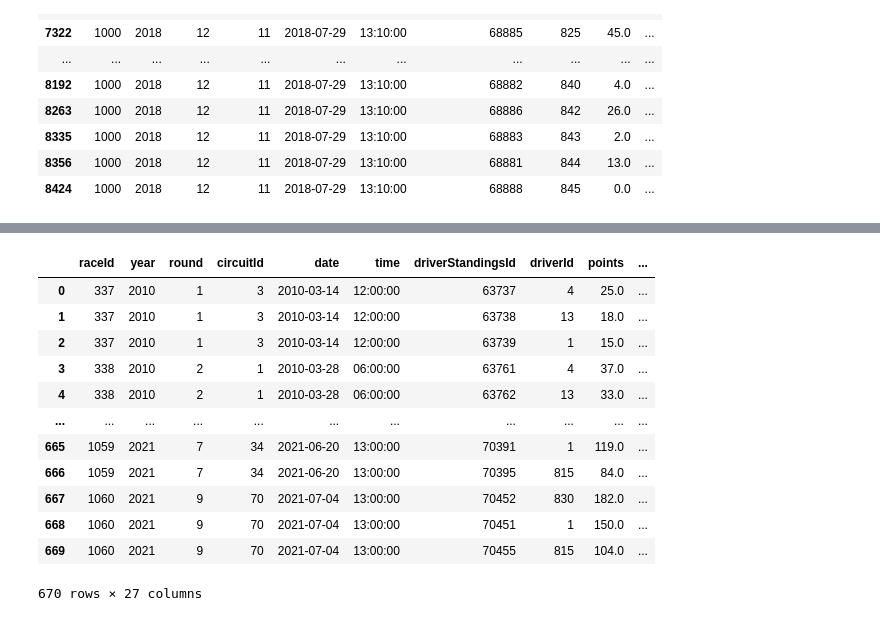
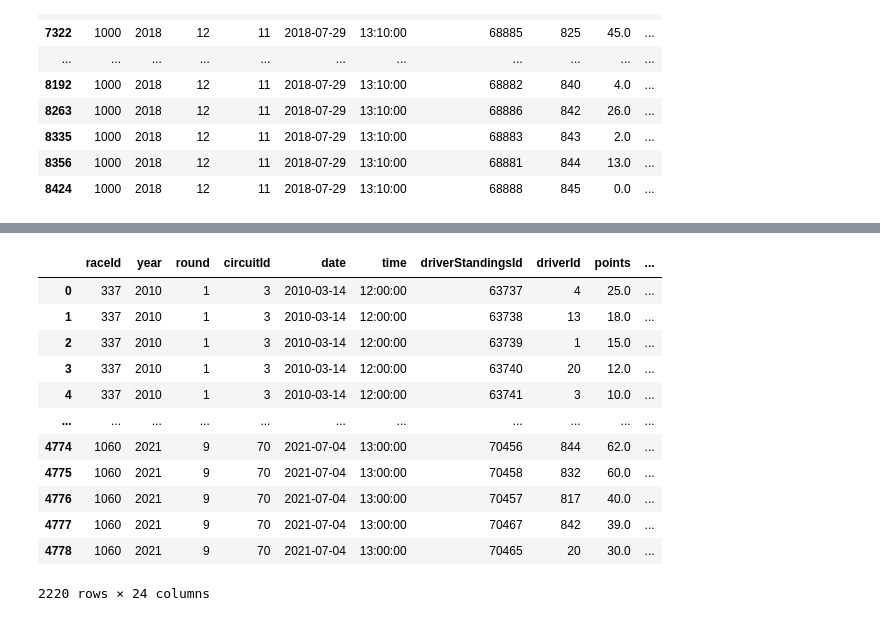
Before and after one commit to rajv98/CarsNData, a Jupyter notebook: Formula 1 Models.ipynb, the cells around one changed output, grey strips where cells are left out. Saved outputs shown, nothing was run; the diff lists cells and outputs as text; code cells hidden in the pictures.

```diff
--- a/Formula 1 Models.ipynb
+++ b/Formula 1 Models.ipynb
@@ -122,23 +88,25 @@ results.loc[results.raceId==1000]
 # %%
-#only show top 3 (podium) of each race since 2010
+#only show top 10 (podium) of each race since 2010
 #add in fastestLapTime, fastestLapSpeed, statusId of each driver in each race
-races_standings = races_standings.loc[races_standings.position<=3]
 races_standings = races_standings.sort_values(by=['raceId','position'])
 races_standings = races_standings.loc[races_standings.year>=2010]
 races_standings = races_standings.merge(results[['raceId','driverId','fastestLapTime','fastestLapSpeed','statusId']],on=['raceId','driverId'])
 races_standings = races_standings.drop(columns=['code','number_y','dob'])
-races_standings
+races_standings_top10 = races_standings.loc[races_standings.position<=10]
+
+#races_standings.loc[races_standings.raceId==1000]
+races_standings_top10
 # %% [output]
 |  | raceId | year | round | circuitId | date | time | driverStandingsId | driverId | points | ... |
 | 0 | 337 | 2010 | 1 | 3 | 2010-03-14 | 12:00:00 | 63737 | 4 | 25.0 | ... |
 | 1 | 337 | 2010 | 1 | 3 | 2010-03-14 | 12:00:00 | 63738 | 13 | 18.0 | ... |
 | 2 | 337 | 2010 | 1 | 3 | 2010-03-14 | 12:00:00 | 63739 | 1 | 15.0 | ... |
-| 3 | 338 | 2010 | 2 | 1 | 2010-03-28 | 06:00:00 | 63761 | 4 | 37.0 | ... |
-| 4 | 338 | 2010 | 2 | 1 | 2010-03-28 | 06:00:00 | 63762 | 13 | 33.0 | ... |
+| 3 | 337 | 2010 | 1 | 3 | 2010-03-14 | 12:00:00 | 63740 | 20 | 12.0 | ... |
+| 4 | 337 | 2010 | 1 | 3 | 2010-03-14 | 12:00:00 | 63741 | 3 | 10.0 | ... |
 | ... | ... | ... | ... | ... | ... | ... | ... | ... | ... | ... |
-| 665 | 1059 | 2021 | 7 | 34 | 2021-06-20 | 13:00:00 | 70391 | 1 | 119.0 | ... |
-| 666 | 1059 | 2021 | 7 | 34 | 2021-06-20 | 13:00:00 | 70395 | 815 | 84.0 | ... |
-| 667 | 1060 | 2021 | 9 | 70 | 2021-07-04 | 13:00:00 | 70452 | 830 | 182.0 | ... |
-| 668 | 1060 | 2021 | 9 | 70 | 2021-07-04 | 13:00:00 | 70451 | 1 | 150.0 | ... |
-| 669 | 1060 | 2021 | 9 | 70 | 2021-07-04 | 13:00:00 | 70455 | 815 | 104.0 | ... |
+| 4774 | 1060 | 2021 | 9 | 70 | 2021-07-04 | 13:00:00 | 70456 | 844 | 62.0 | ... |
+| 4775 | 1060 | 2021 | 9 | 70 | 2021-07-04 | 13:00:00 | 70458 | 832 | 60.0 | ... |
+| 4776 | 1060 | 2021 | 9 | 70 | 2021-07-04 | 13:00:00 | 70457 | 817 | 40.0 | ... |
+| 4777 | 1060 | 2021 | 9 | 70 | 2021-07-04 | 13:00:00 | 70467 | 842 | 39.0 | ... |
+| 4778 | 1060 | 2021 | 9 | 70 | 2021-07-04 | 13:00:00 | 70465 | 20 | 30.0 | ... |
-670 rows × 27 columns
+2220 rows × 24 columns
```
Also changed, not shown: parts of 10 cells of this notebook, 1 other file.
